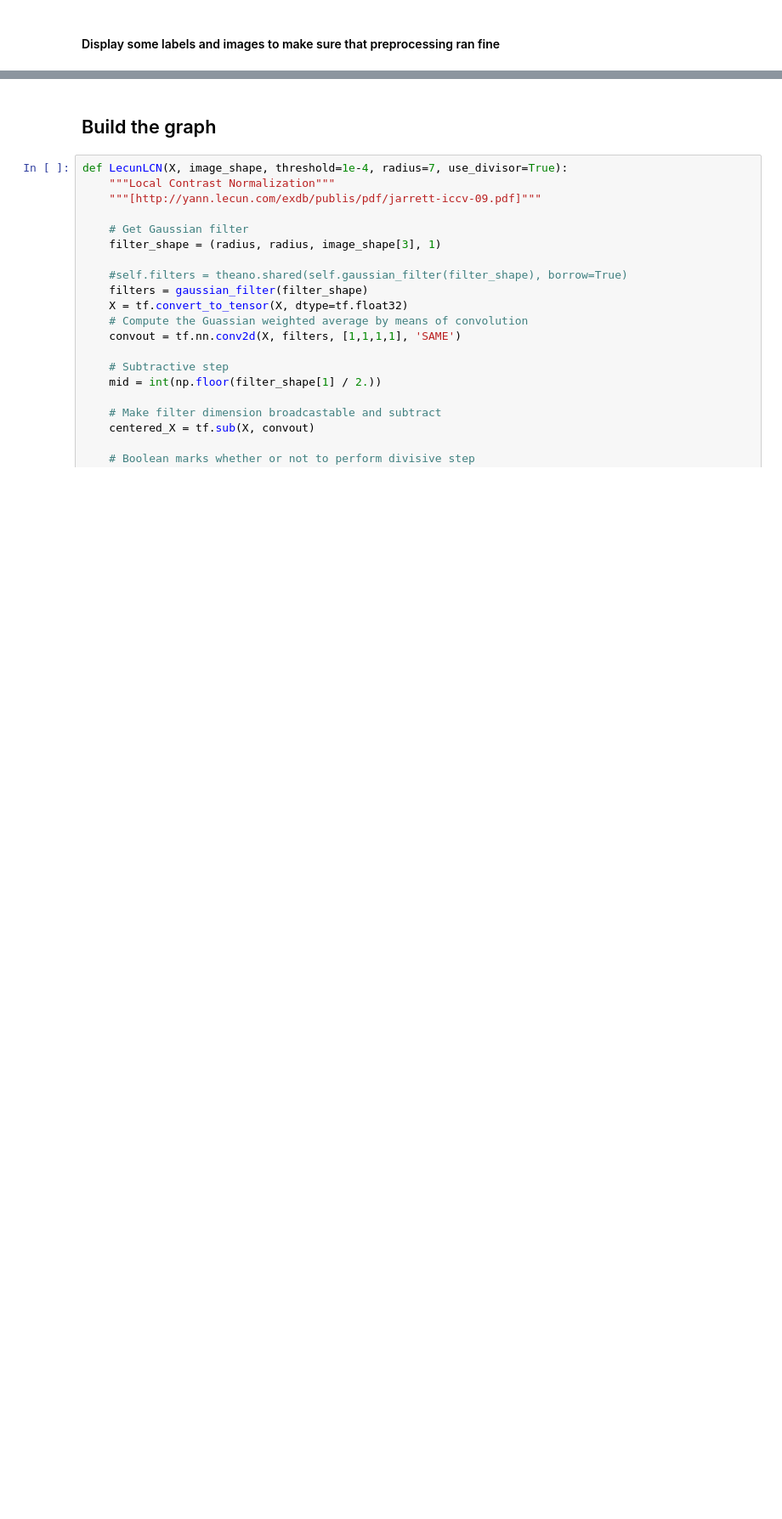
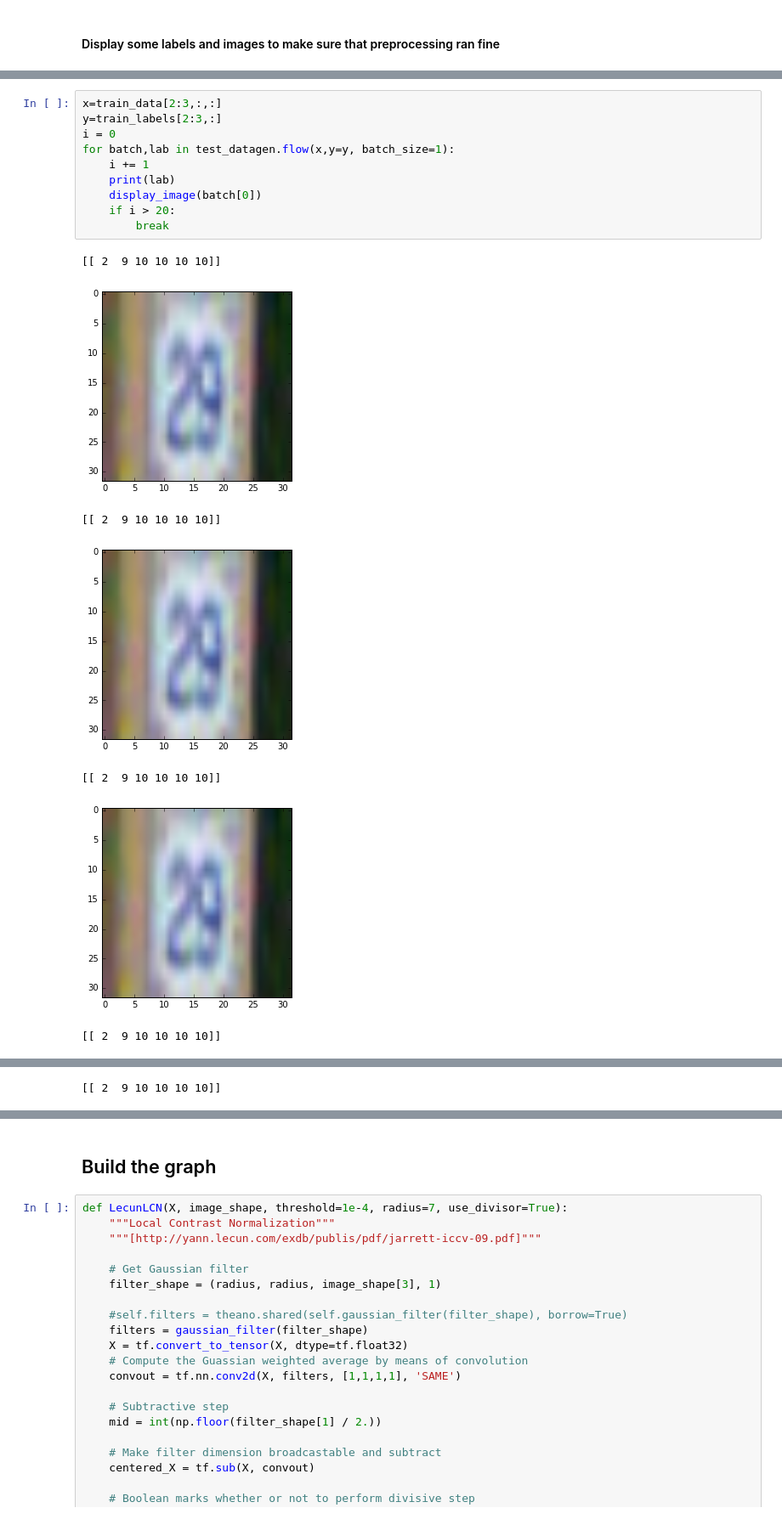
Before and after one commit to chomnoue/Live-Camera-App, a Jupyter notebook: build_model.ipynb, the cells around one changed output, grey strips where cells are left out. Shown at 85% size. Drawn from its saved outputs; the diff is of its cells as text; blank space fills up the shorter version.

Commit message:
struggling with test accuracy

```diff
--- a/build_model.ipynb
+++ b/build_model.ipynb
@@ -95,0 +128,18 @@ test_index_generator=IndexGenerator(len(test_data))
+# %%
+x=train_data[2:3,:,:]
+y=train_labels[2:3,:]
+i = 0
+for batch,lab in test_datagen.flow(x,y=y, batch_size=1):
+    i += 1
+    print(lab)
+    display_image(batch[0])
+    if i > 20:
+        break
+# %% [output]
+[[ 2  9 10 10 10 10]]
+[figure, added]
+[[ 2  9 10 10 10 10]]
+[figure, added]
+[[ 2  9 10 10 10 10]]
+[figure, added]
+[[ 2  9 10 10 10 10]]
@@ -95,0 +147 @@ test_index_generator=IndexGenerator(len(test_data))
+[[ 2  9 10 10 10 10]]
```
Also changed, not shown: parts of 16 cells of this notebook, 3 other files.
